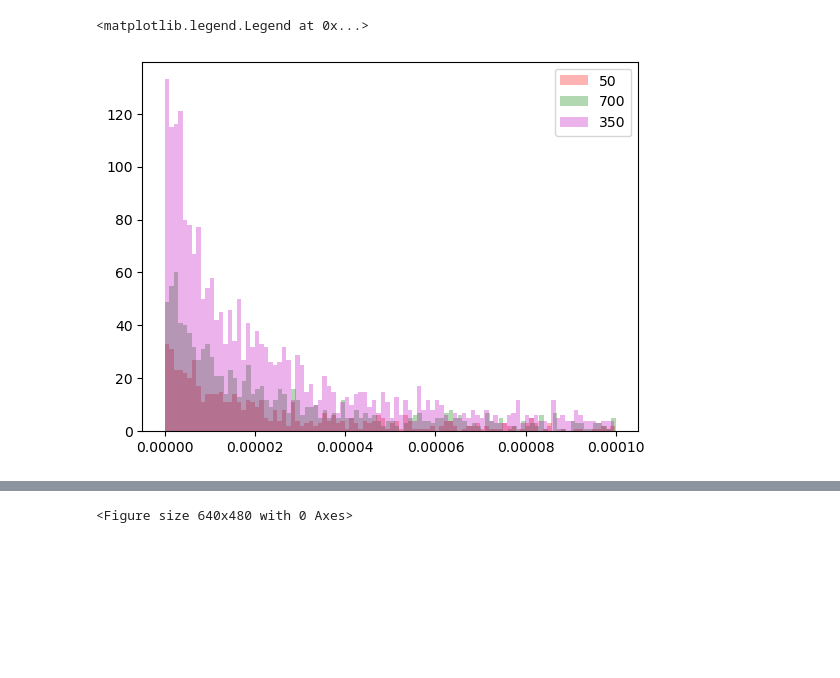
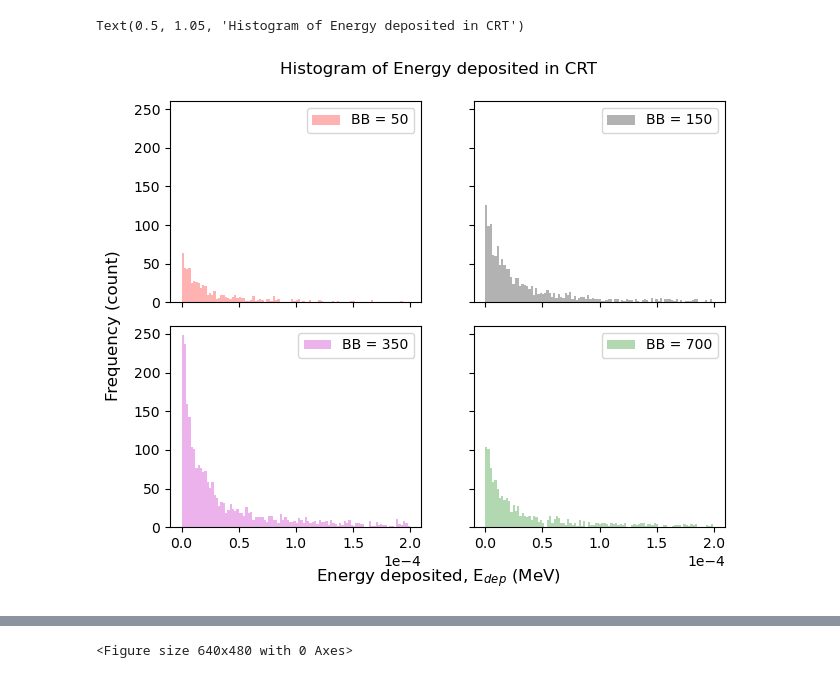
Before and after one commit to PINKTAIGAH/SHP, a Jupyter notebook: uproot_test/raw_file.ipynb, the cells around one changed output, grey strips where cells are left out. Drawn from its saved outputs; the diff is of its cells as text; code cells hidden in the pictures; blank space fills up the shorter version.

Commit message:
added charge plots for BB

```diff
--- a/uproot_test/raw_file.ipynb
+++ b/uproot_test/raw_file.ipynb
@@ -6,6 +6,6 @@ import matplotlib.pyplot as plt
 from matplotlib import cm
 from scipy import integrate
 # %%
-root_file_dir= '~/Desktop/Root_files/'
+# root_file_dir= '~/Desktop/Root_files/'
+root_file_dir= '~/Desktop/Data/'
 BB_area= [50,100,150,200,250,300,350,400,450,500,550,600,650,700]
-file50.keys(filter_name='**')
@@ -272,13 +256,30 @@ def find_integral_3f(name):
     return integral_total
 # %%
 rr_name= 'sim::AuxDetIDEs_crtsim__DetSim./sim::AuxDetIDEs_crtsim__DetSim.obj/sim::AuxDetIDEs_crtsim__DetSim.obj.energyDeposited'
+fig,axs= plt.subplots(2,2, sharey=True, sharex= True)
 a50= ak.flatten(file50[str(rr_name)].array()).to_numpy()
+a150= ak.flatten(file150[str(rr_name)].array()).to_numpy()
 a350= ak.flatten(file350[str(rr_name)].array()).to_numpy()
 a700= ak.flatten(file700[str(rr_name)].array()).to_numpy()
-plt.hist(a50[a50<0.0001], bins=100, label='50', alpha= 0.3, color='r')
-plt.hist(a700[a700<0.0001], bins=100, label='700', alpha= 0.3, color='g')
-plt.hist(a350[a350<0.0001], bins=100, label='350', alpha= 0.3, color='m')
-plt.legend()
+
+# a150= a150[a150>0.0005]
+# a50= a50[a50>0.0005]
+# a700= a700[a700>0.005]
+# a350= a350[a350>0.005]
+
+axs[0][1].hist(a150[a150<0.0002], bins=100, label='BB = 150', alpha= 0.3, color='k')
+axs[0][0].hist(a50[a50<0.0002], bins=100, label='BB = 50', alpha= 0.3, color='r')
+axs[1][1].hist(a700[a700<0.0002], bins=100, label='BB = 700', alpha= 0.3, color='g')
+axs[1][0].hist(a350[a350<0.0002], bins=100, label='BB = 350', alpha= 0.3, color='m')
+axs[0][0].legend()
+axs[0][1].legend()
+axs[1][0].legend()
+axs[1][1].legend()
+fig.tight_layout()
+axs[1][0].ticklabel_format(style='sci', axis='x', scilimits=(0,0))
+fig.supxlabel(r'Energy deposited, E$_{dep}$ (MeV)', y=-0.05)
+fig.supylabel('Frequency (count)', x=-0.02)
+fig.suptitle('Histogram of Energy deposited in CRT', y=1.05)
 # %% [output]
-<matplotlib.legend.Legend at 0x...>
+Text(0.5, 1.05, 'Histogram of Energy deposited in CRT')
-[figure, old version]
+[figure, new version]
```
Also changed, not shown: parts of 13 cells of this notebook, 9 other files.
